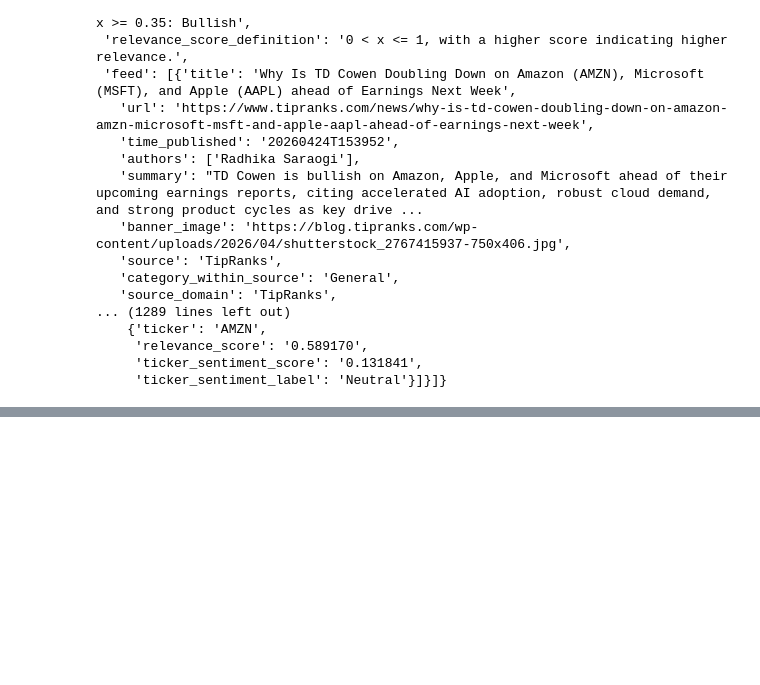
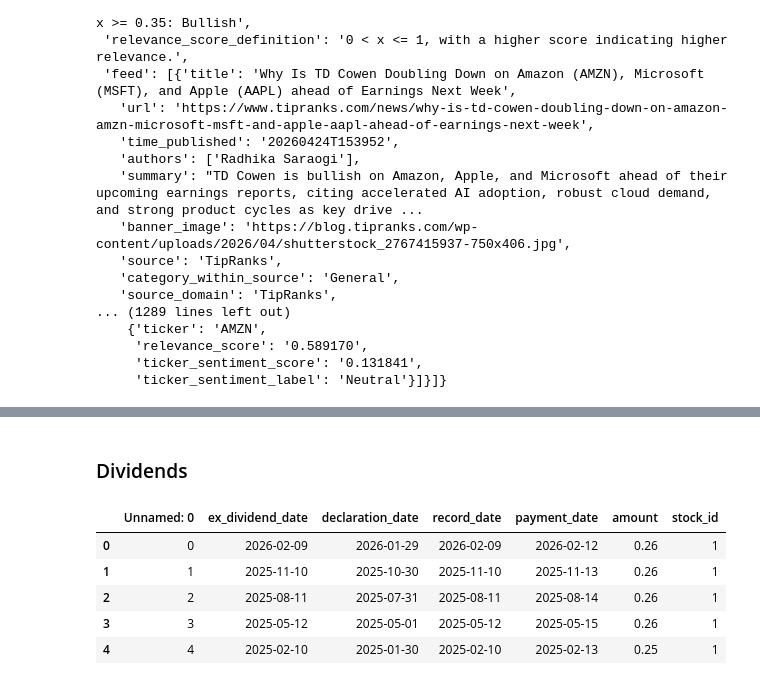
Before and after one commit to kumarbyes/project_stock_analysis, a Jupyter notebook: alpha_vantage_api/querying_alpha_vantage.ipynb, the cells around one changed output, grey strips where cells are left out. Cells and saved outputs as stored; diff of their text form; code cells hidden in the pictures; blank space fills up the shorter version.

```diff
--- a/alpha_vantage_api/querying_alpha_vantage.ipynb
+++ b/alpha_vantage_api/querying_alpha_vantage.ipynb
@@ -241,0 +327,13 @@ df.to_csv('../stock_db/data/overview.csv',index=False)
+# %% [markdown]
+### Dividends
+# %%
+df1 = pd.read_csv('./stocks/AAPL/DIVIDENDS.csv')
+df1["stock_id"] = 1
+df1.head()
+# %% [output]
+|  | Unnamed: 0 | ex_dividend_date | declaration_date | record_date | payment_date | amount | stock_id |
+| 0 | 0 | 2026-02-09 | 2026-01-29 | 2026-02-09 | 2026-02-12 | 0.26 | 1 |
+| 1 | 1 | 2025-11-10 | 2025-10-30 | 2025-11-10 | 2025-11-13 | 0.26 | 1 |
+| 2 | 2 | 2025-08-11 | 2025-07-31 | 2025-08-11 | 2025-08-14 | 0.26 | 1 |
+| 3 | 3 | 2025-05-12 | 2025-05-01 | 2025-05-12 | 2025-05-15 | 0.26 | 1 |
+| 4 | 4 | 2025-02-10 | 2025-01-30 | 2025-02-10 | 2025-02-13 | 0.25 | 1 |
```
Also changed, not shown: parts of 64 cells of this notebook, 1 other file.
